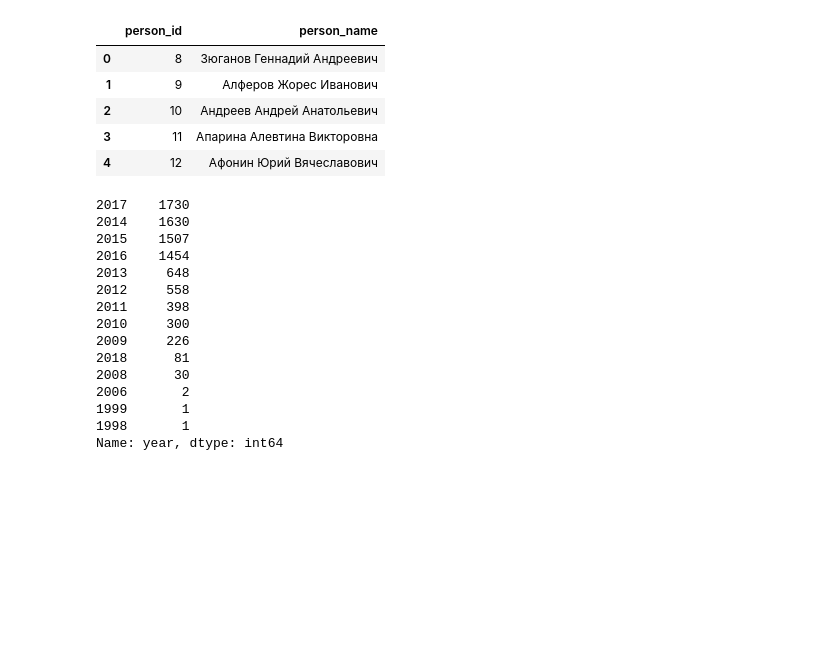
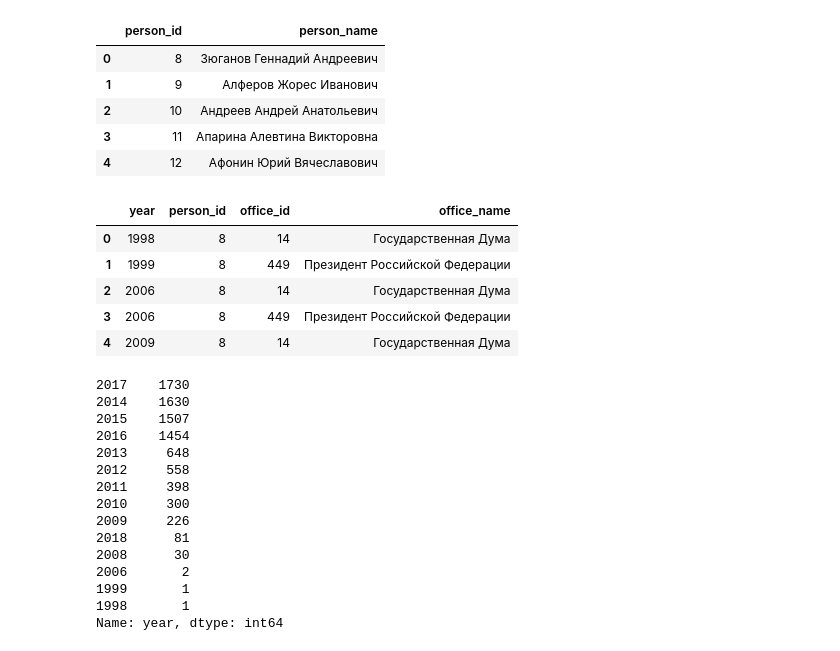
Before and after one commit to mikhmakarov/officials_network, a Jupyter notebook: graph_exploration.ipynb, the cells around one changed output. Drawn from its saved outputs; the diff is of its cells as text; code cells hidden in the pictures; blank space fills up the shorter version.

```diff
--- a/graph_exploration.ipynb
+++ b/graph_exploration.ipynb
@@ -28,6 +37,16 @@ person_names.head()
 | 2 | 10 | Андреев Андрей Анатольевич |
 | 3 | 11 | Апарина Алевтина Викторовна |
 | 4 | 12 | Афонин Юрий Вячеславович |
+# %%
+person_offices = df[['year', 'person_id', 'office_id', 'office_name']].drop_duplicates().reset_index(drop=True)
+person_offices.head()
+# %% [output]
+|  | year | person_id | office_id | office_name |
+| 0 | 1998 | 8 | 14 | Государственная Дума |
+| 1 | 1999 | 8 | 449 | Президент Российской Федерации |
+| 2 | 2006 | 8 | 14 | Государственная Дума |
+| 3 | 2006 | 8 | 449 | Президент Российской Федерации |
+| 4 | 2009 | 8 | 14 | Государственная Дума |
 # %%
 common_offices.year.value_counts()
 # %% [output]
```
Also changed, not shown: parts of 11 cells of this notebook, 1 other file.
